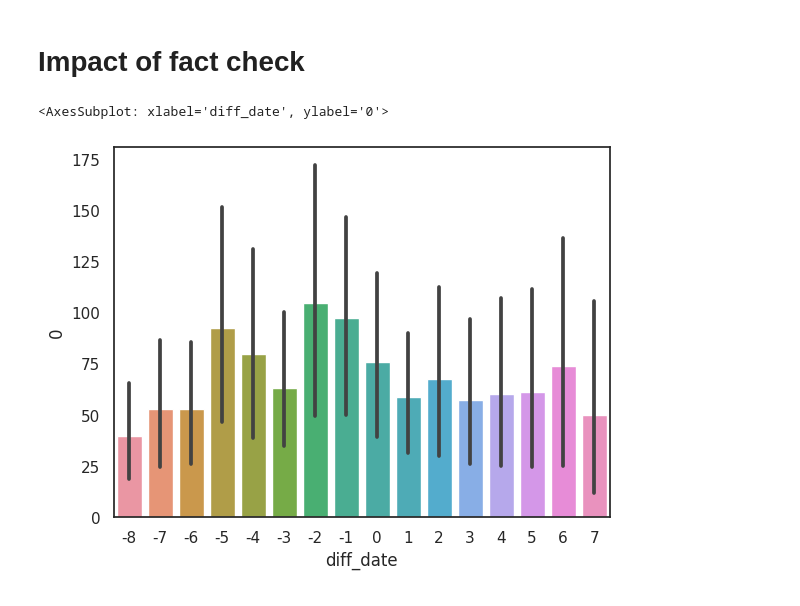
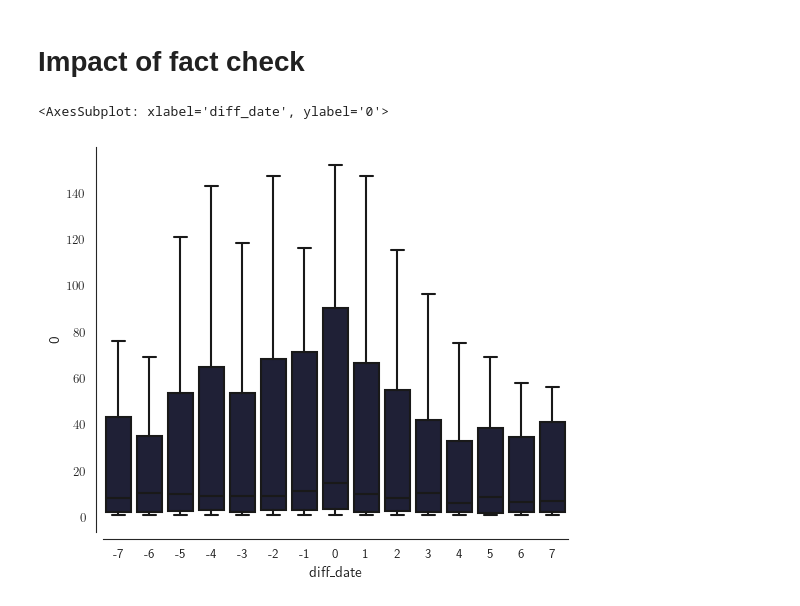
Before and after one commit to TeMU-BSC/iberifier, a Jupyter notebook: analysis/Descriptive stats.ipynb, the cells around one changed output. Drawn from its saved outputs; the diff is of its cells as text; code cells hidden in the pictures.

```diff
--- a/analysis/Descriptive stats.ipynb
+++ b/analysis/Descriptive stats.ipynb
@@ -247,24 +1280,39 @@ tips
 # %% [markdown]
 # Impact of fact check
 # %%
-# Explode tweets on fact_id list
-tweets_exploded = df_tweets.explode('fact_id')
-tweets_exploded
-
-# Merge the iberifier onto the tweets based on the fact_id
-tweets_iberifier = pd.merge(tweets_exploded, df_iberifier[['date', 'sources', 'fact_id', 'categories', 'type', 'fact-checker', 'veracity']], on='fact_id', how='left')
-
-# Rename the date to avoid confusion
-tweets_iberifier = tweets_iberifier.rename(columns={'date_x': 'date_tweet', 'date_y': 'date_fact_check'})
-
 # Calculate the difference in time between the time the tweet is published and the fact-check
 tweets_iberifier['diff_date'] = (tweets_iberifier['date_tweet'] - tweets_iberifier['date_fact_check']).dt.days
 tweets_iberifier['diff_date'] = tweets_iberifier['diff_date'].fillna(0)
 tweets_iberifier['diff_date'] = tweets_iberifier['diff_date'].astype('int')
-tweets_iberifier['impact'] = np.where(tweets_iberifier['diff_date'] <0, 'Before', np.where(tweets_iberifier['diff_date'] >0, 'After', 0))
+
+# Groupby and get the impact size for each of fact_id - Fill nan with 0 as it means nothing was collected before
+
+
+
+# Create the diff date for the plot
+diff_date = tweets_iberifier.groupby(['fact_id', 'diff_date']).size().reset_index()
+diff_date_per_factchecker = tweets_iberifier.groupby(['fact_id', 'diff_date', 'fact_checker']).size().reset_index()[['diff_date', 'fact_checker', 0]]
+diff_date_per_support_claim = tweets_iberifier.groupby(['fact_id', 'diff_date', 'claim_finer_relation']).size().reset_index()[['diff_date', 'claim_finer_relation', 0]]
+
+## Grouping by tweets metrics
+diff_date_metrics = tweets_iberifier.groupby(['fact_id', 'diff_date']).agg({'retweet_count': 'sum',
+                                                              'reply_count': 'sum',
+                                                              'like_count': 'sum',
+                                                              'quote_count': 'sum',
+                                                              'impression_count': 'sum'})
+
+diff_date_metrics_support_claim = tweets_iberifier.groupby(['fact_id', 'diff_date', 'claim_finer_relation']).agg({'retweet_count': 'sum',
+                                                              'reply_count': 'sum',
+                                                              'like_count': 'sum',
+                                                              'quote_count': 'sum',
+                                                              'impression_count': 'sum'})
 # %%
-diff_date = tweets_iberifier.groupby(['fact_id', 'diff_date']).size().reset_index()[['diff_date', 0]]
-sns.barplot(diff_date, x='diff_date', y=0)
+sns.set_style("white")
+
+fig, ax = plt.subplots(figsize=(6, 5))
+
+sns.despine(offset=5, trim=False)
+sns.boxplot(diff_date, x='diff_date', y=0, color=main_color, showfliers=False)
 # %% [output]
 <AxesSubplot: xlabel='diff_date', ylabel='0'>
-[figure, old version]
+[figure, new version]
```
Also changed, not shown: parts of 181 cells of this notebook.
